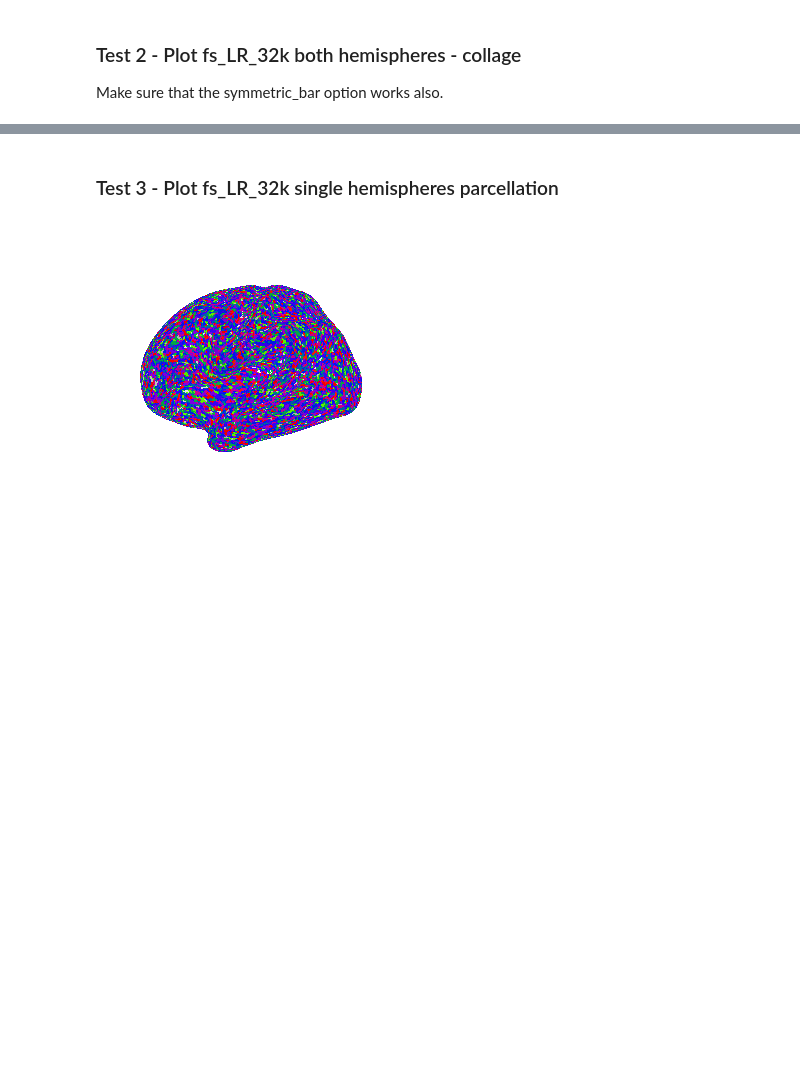
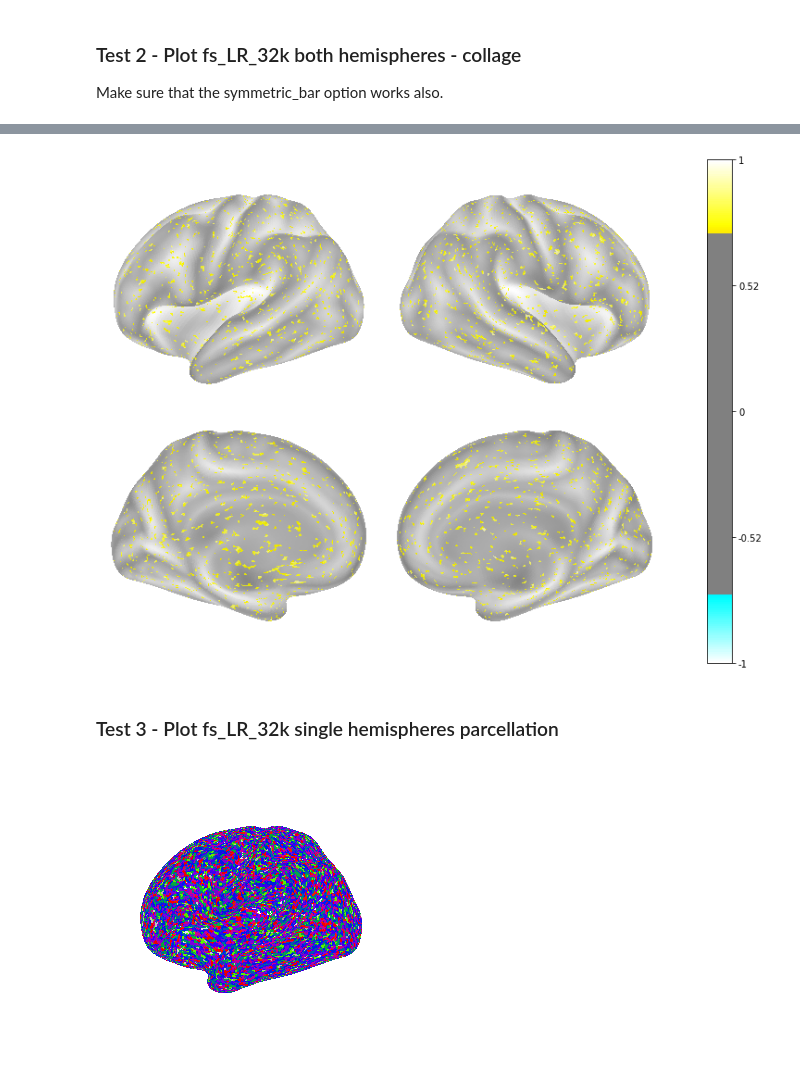
Before and after one commit to sahahn/neurotools, a Jupyter notebook: examples/plot test cases.ipynb, the cells around one changed output, grey strips where cells are left out. Drawn from its saved outputs; the diff is of its cells as text; code cells hidden in the pictures; blank space fills up the shorter version.

```diff
--- a/examples/plot test cases.ipynb
+++ b/examples/plot test cases.ipynb
@@ -29,3 +29,7 @@ plot(np.random.random(32492 * 2), symmetric_cbar=True)
+# %%
+plot(np.random.random(32492 * 2), symmetric_cbar=True, shrink=1)
+# %% [output]
+[figure, added]
 # %% [markdown]
 ### Test 3 - Plot fs_LR_32k single hemispheres parcellation
 # %%
```
Also changed, not shown: parts of 2 cells of this notebook, 6 other files.
